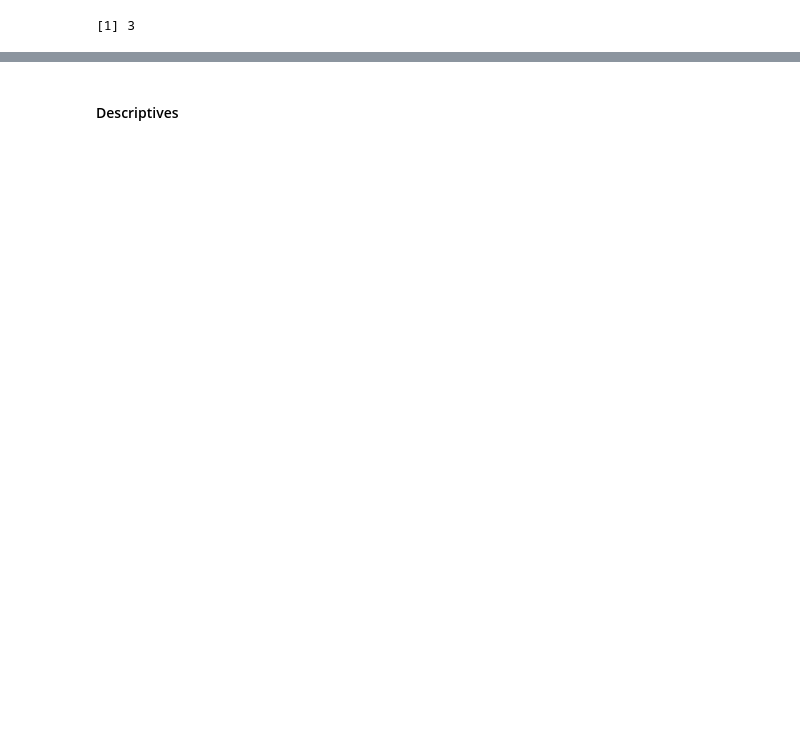
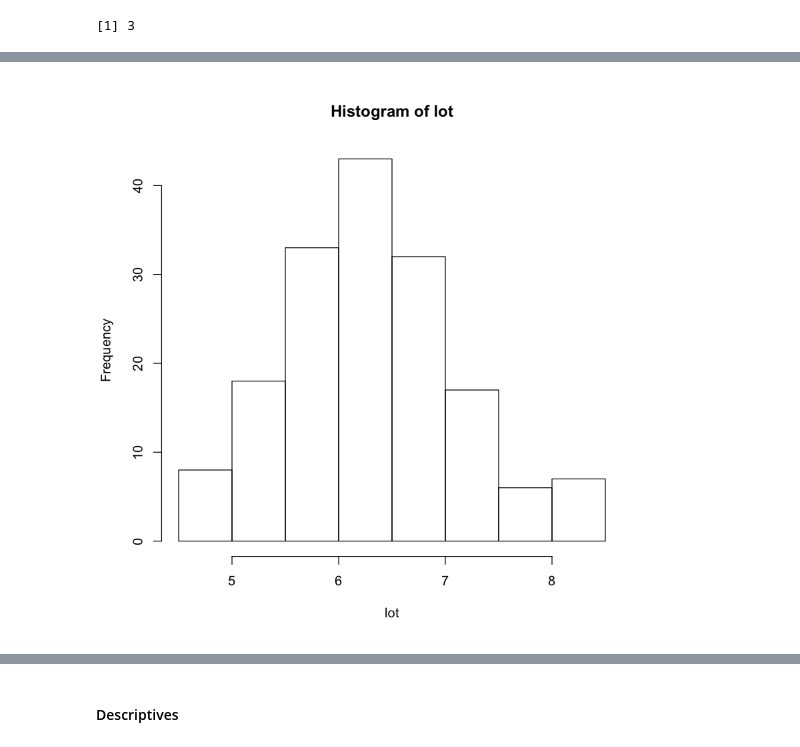
Before and after one commit to h21k/RRUX, a Jupyter notebook: Analysis.ipynb, the cells around one changed output, grey strips where cells are left out. Drawn from its saved outputs; the diff is of its cells as text; code cells hidden in the pictures; blank space fills up the shorter version.

```diff
--- a/Analysis.ipynb
+++ b/Analysis.ipynb
@@ -73,0 +98,4 @@ head(data)
+# %%
+hist(lot)
+# %% [output]
+[figure, added]
```
Also changed, not shown: parts of 95 cells of this notebook, 3 other files.
